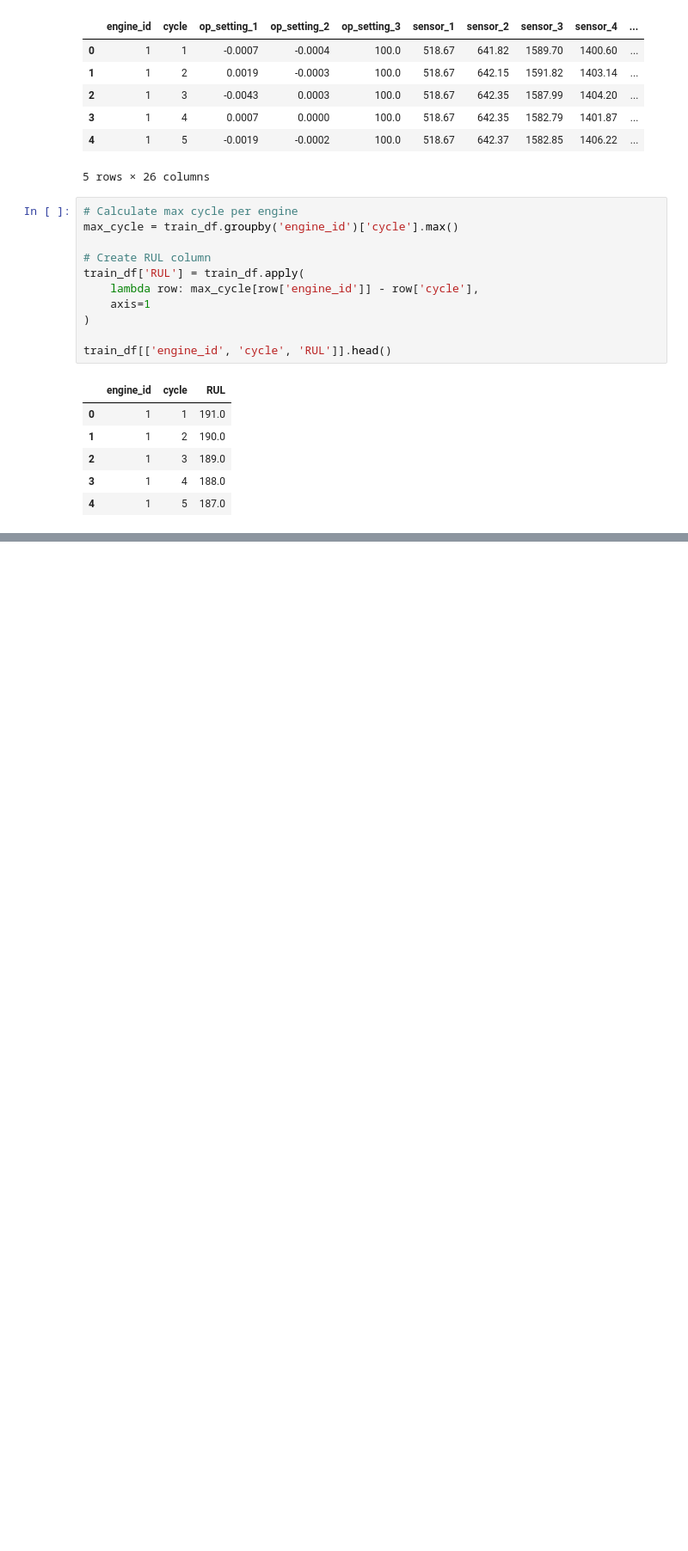
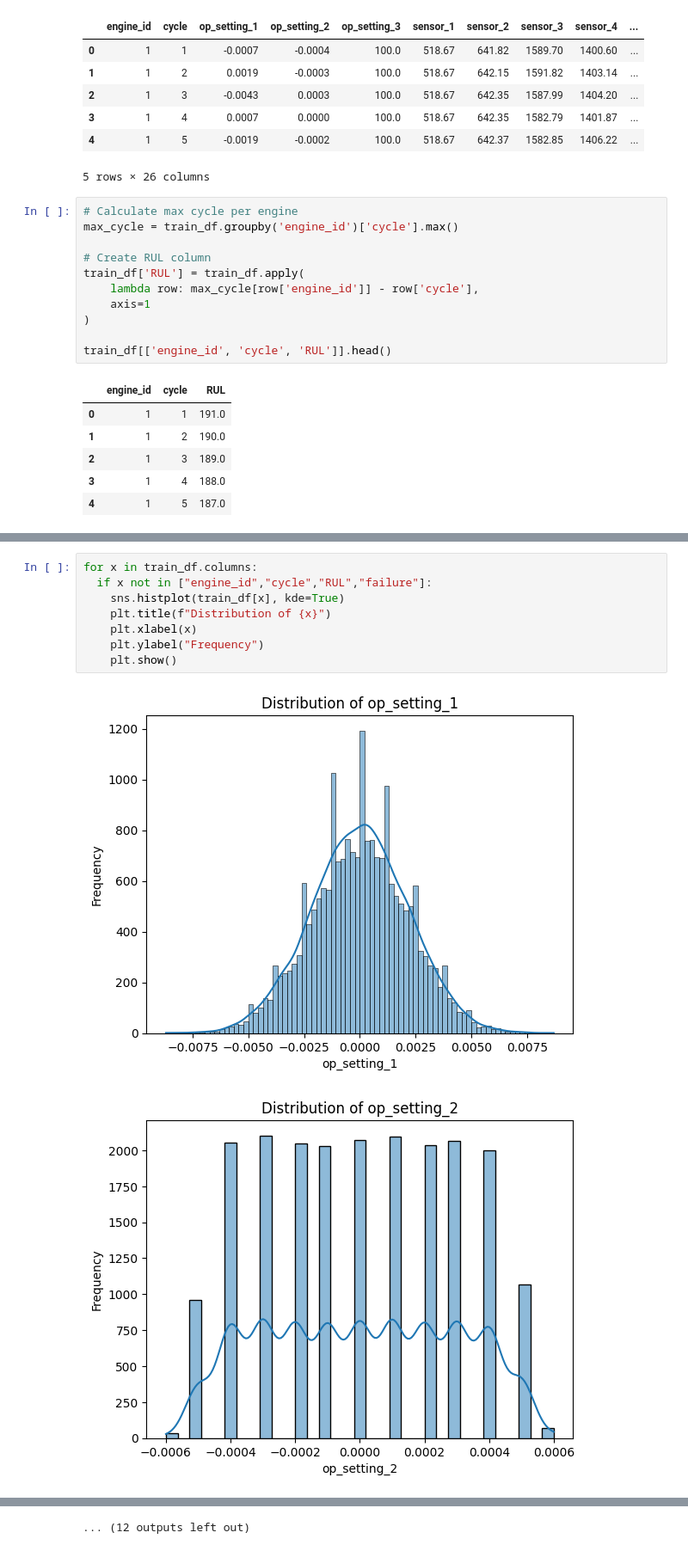
Before and after one commit to abhinay12890/factoryguard-ai, a Jupyter notebook: 01_eda_fd001.ipynb, the cells around one changed output, grey strips where cells are left out. Shown: that part at 86% size. Saved outputs shown, nothing was run; the diff lists cells and outputs as text; blank space fills up the shorter version.

```diff
--- a/01_eda_fd001.ipynb
+++ b/01_eda_fd001.ipynb
@@ -59,0 +97,11 @@ Name: failure, dtype: float64
+# %%
+for x in train_df.columns:
+  if x not in ["engine_id","cycle","RUL","failure"]:
+    sns.histplot(train_df[x], kde=True)
+    plt.title(f"Distribution of {x}")
+    plt.xlabel(x)
+    plt.ylabel("Frequency")
+    plt.show()
+# %% [output]
+[figure, added]
+[figure, added]
@@ -59,0 +118 @@ Name: failure, dtype: float64
+... (12 outputs left out)
```
Also changed, not shown: parts of 10 cells of this notebook.
